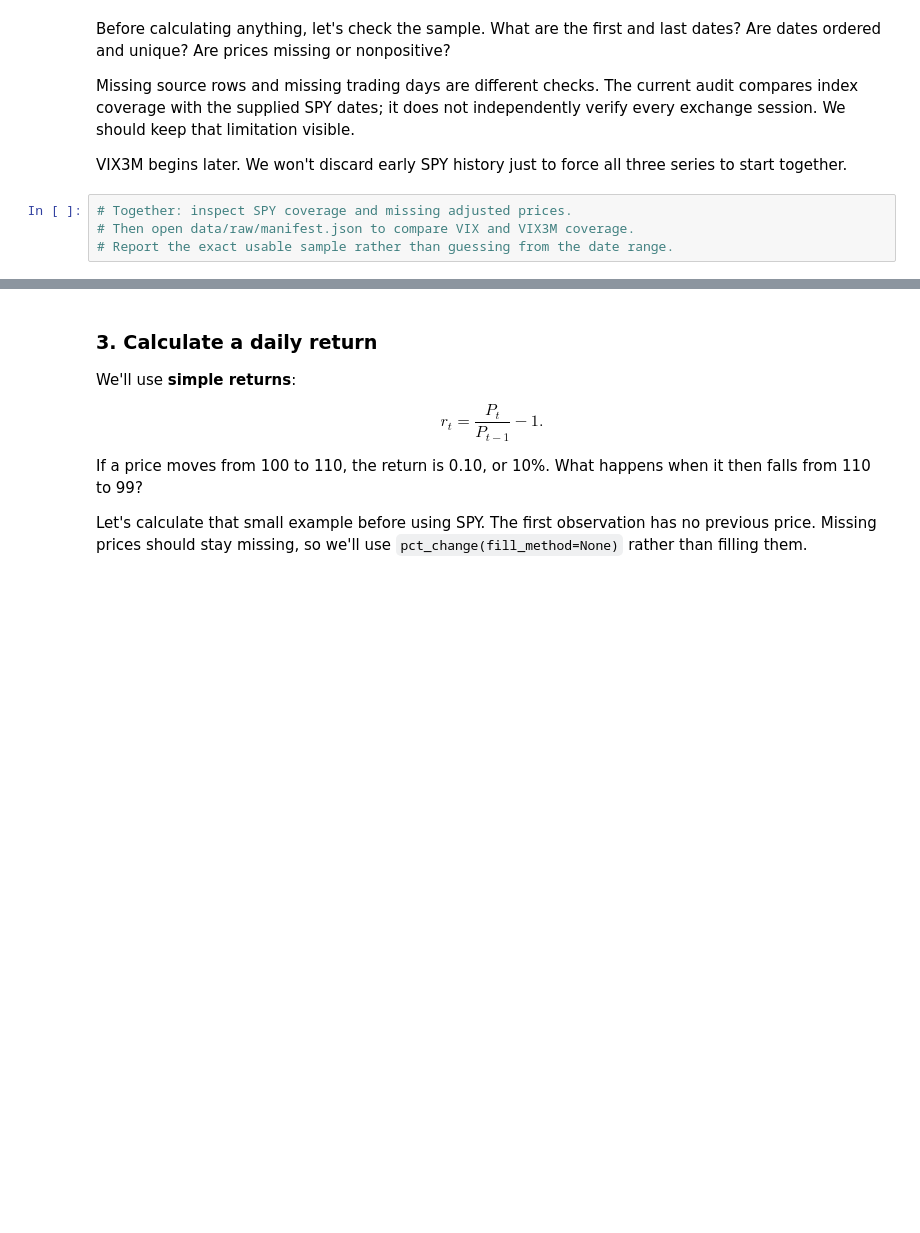
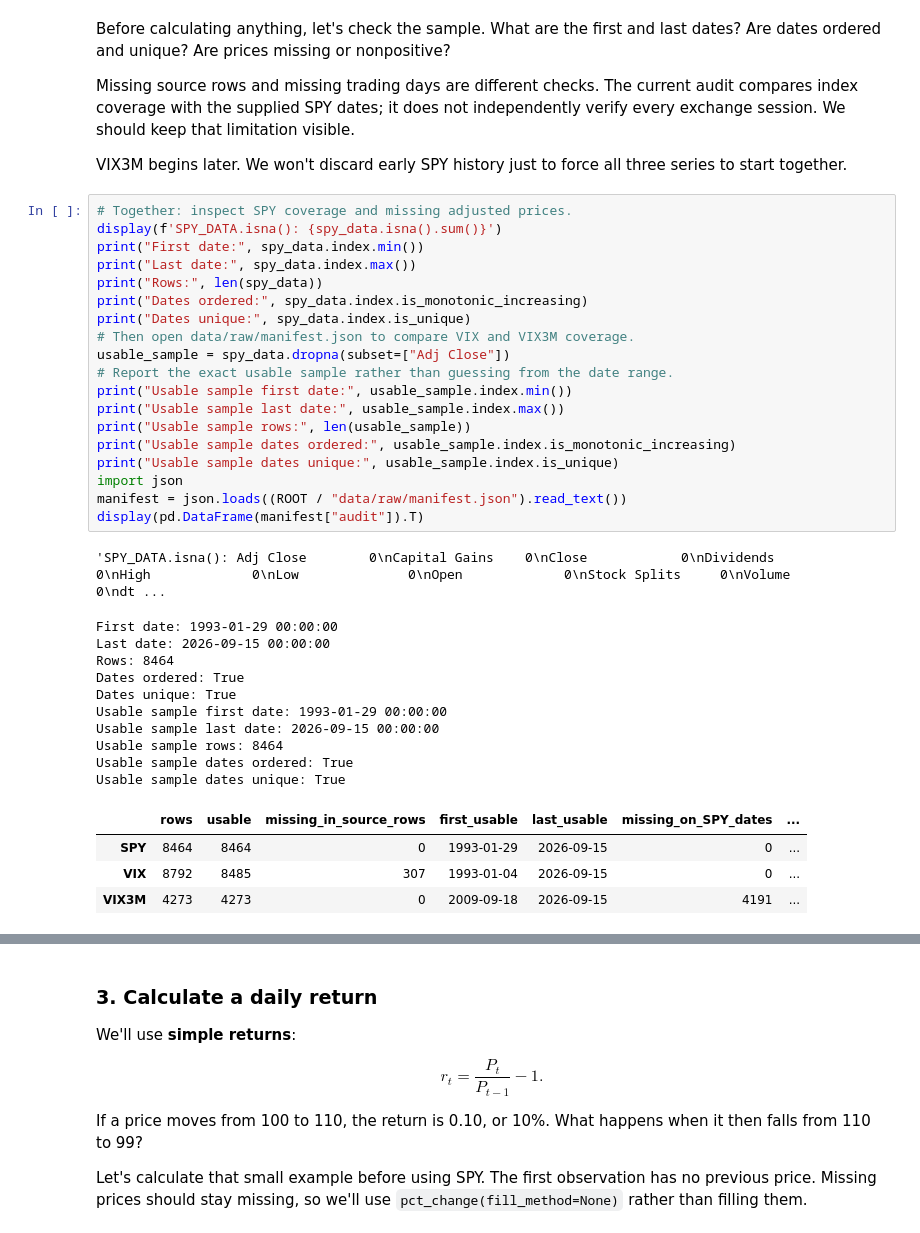
Before and after one commit to rwuebker/left-tail-volatility, a Jupyter notebook: notebooks/01_garch_foundations.ipynb, the cells around one changed output, grey strips where cells are left out. Drawn from its saved outputs; the diff is of its cells as text; blank space fills up the shorter version.

```diff
--- a/notebooks/01_garch_foundations.ipynb
+++ b/notebooks/01_garch_foundations.ipynb
@@ -57,5 +76,36 @@ Missing source rows and missing trading days are different checks. The current a
 VIX3M begins later. We won't discard early SPY history just to force all three series to start together.
 # %%
 # Together: inspect SPY coverage and missing adjusted prices.
+display(f'SPY_DATA.isna(): {spy_data.isna().sum()}')
+print("First date:", spy_data.index.min())
+print("Last date:", spy_data.index.max())
+print("Rows:", len(spy_data))
+print("Dates ordered:", spy_data.index.is_monotonic_increasing)
+print("Dates unique:", spy_data.index.is_unique)
 # Then open data/raw/manifest.json to compare VIX and VIX3M coverage.
+usable_sample = spy_data.dropna(subset=["Adj Close"])
 # Report the exact usable sample rather than guessing from the date range.
+print("Usable sample first date:", usable_sample.index.min())
+print("Usable sample last date:", usable_sample.index.max())
+print("Usable sample rows:", len(usable_sample))
+print("Usable sample dates ordered:", usable_sample.index.is_monotonic_increasing)
+print("Usable sample dates unique:", usable_sample.index.is_unique)
+import json
+manifest = json.loads((ROOT / "data/raw/manifest.json").read_text())
+display(pd.DataFrame(manifest["audit"]).T)
+# %% [output]
+'SPY_DATA.isna(): Adj Close        0\nCapital Gains    0\nClose            0\nDividends        0\nHigh             0\nLow              0\nOpen             0\nStock Splits     0\nVolume           0\ndt ...
+First date: 1993-01-29 00:00:00
+Last date: 2026-09-15 00:00:00
+Rows: 8464
+Dates ordered: True
+Dates unique: True
+Usable sample first date: 1993-01-29 00:00:00
+Usable sample last date: 2026-09-15 00:00:00
+Usable sample rows: 8464
+Usable sample dates ordered: True
+Usable sample dates unique: True
+|  | rows | usable | missing_in_source_rows | first_usable | last_usable | missing_on_SPY_dates | ... |
+| SPY | 8464 | 8464 | 0 | 1993-01-29 | 2026-09-15 | 0 | ... |
+| VIX | 8792 | 8485 | 307 | 1993-01-04 | 2026-09-15 | 0 | ... |
+| VIX3M | 4273 | 4273 | 0 | 2009-09-18 | 2026-09-15 | 4191 | ... |
```
Also changed, not shown: parts of 32 cells of this notebook, 30 other files.
